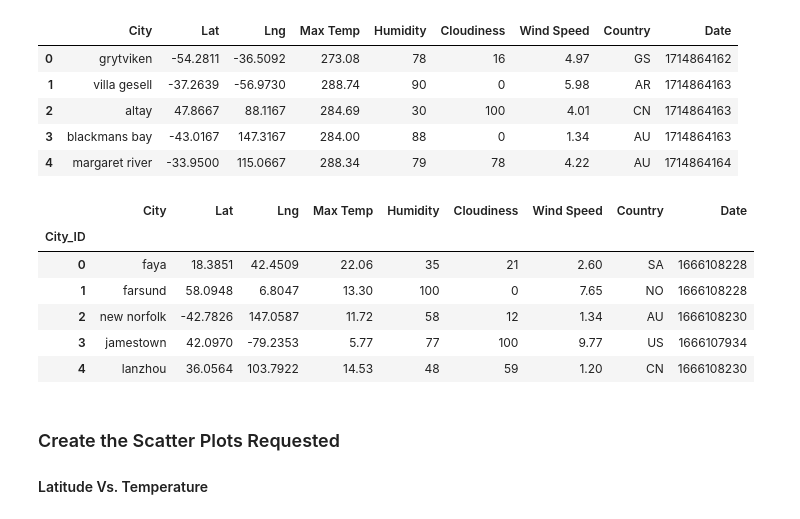
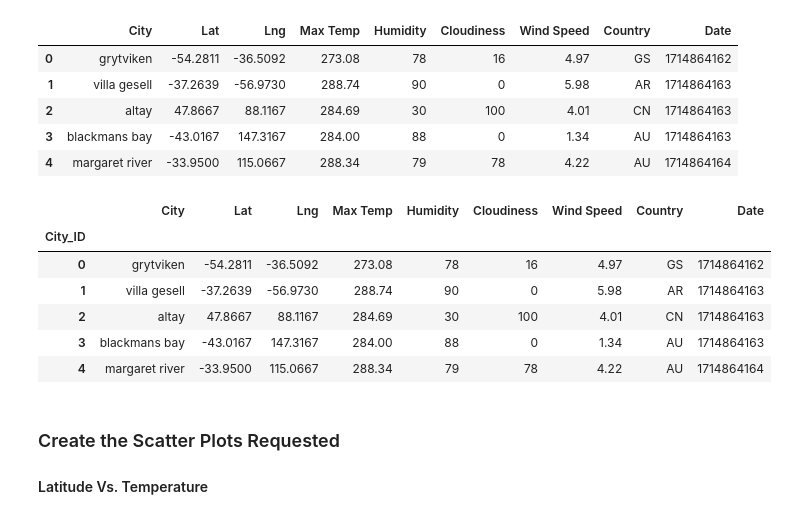
Before and after one commit to sloucel/Python-API-Challenge, a Jupyter notebook: WeatherPy/WeatherPy.ipynb, the cells around one changed output. Drawn from its saved outputs; the diff is of its cells as text; code cells hidden in the pictures.

```diff
--- a/WeatherPy/WeatherPy.ipynb
+++ b/WeatherPy/WeatherPy.ipynb
@@ -177,17 +177,17 @@ city_data_df.to_csv("output_data/cities.csv", index_label="City_ID")
 # %%
 # Read saved data
-city_data_df = pd.read_csv("output_data/cities.csv", index_col="City_ID")
+city_data_df = pd.read_csv("cities.csv", index_col="City_ID")
 
 # Display sample data
 city_data_df.head()
 # %% [output]
 |  | City | Lat | Lng | Max Temp | Humidity | Cloudiness | Wind Speed | Country | Date |
 | City_ID |  |  |  |  |  |  |  |  |  |
-| 0 | faya | 18.3851 | 42.4509 | 22.06 | 35 | 21 | 2.60 | SA | 1666108228 |
-| 1 | farsund | 58.0948 | 6.8047 | 13.30 | 100 | 0 | 7.65 | NO | 1666108228 |
-| 2 | new norfolk | -42.7826 | 147.0587 | 11.72 | 58 | 12 | 1.34 | AU | 1666108230 |
-| 3 | jamestown | 42.0970 | -79.2353 | 5.77 | 77 | 100 | 9.77 | US | 1666107934 |
-| 4 | lanzhou | 36.0564 | 103.7922 | 14.53 | 48 | 59 | 1.20 | CN | 1666108230 |
+| 0 | grytviken | -54.2811 | -36.5092 | 273.08 | 78 | 16 | 4.97 | GS | 1714864162 |
+| 1 | villa gesell | -37.2639 | -56.9730 | 288.74 | 90 | 0 | 5.98 | AR | 1714864163 |
+| 2 | altay | 47.8667 | 88.1167 | 284.69 | 30 | 100 | 4.01 | CN | 1714864163 |
+| 3 | blackmans bay | -43.0167 | 147.3167 | 284.00 | 88 | 0 | 1.34 | AU | 1714864163 |
+| 4 | margaret river | -33.9500 | 115.0667 | 288.34 | 79 | 78 | 4.22 | AU | 1714864164 |
 # %% [markdown]
 ### Create the Scatter Plots Requested
 
```
Also changed, not shown: parts of 1 cell of this notebook, 2 other files.
